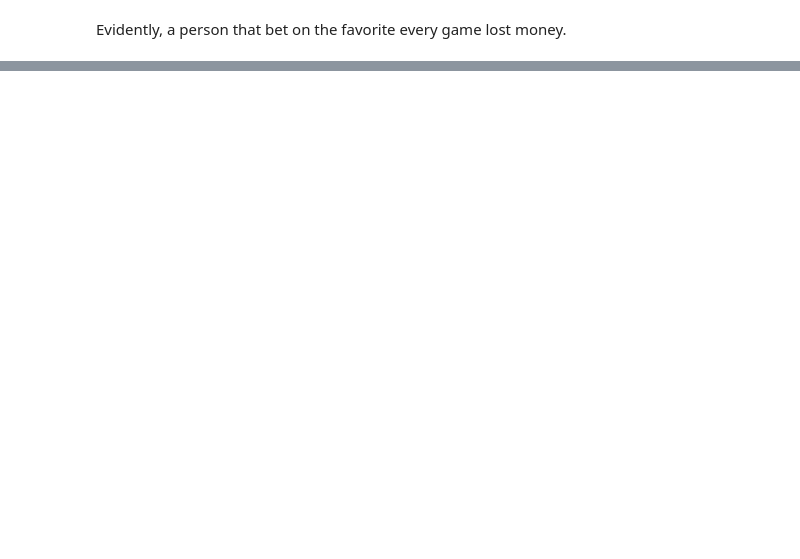
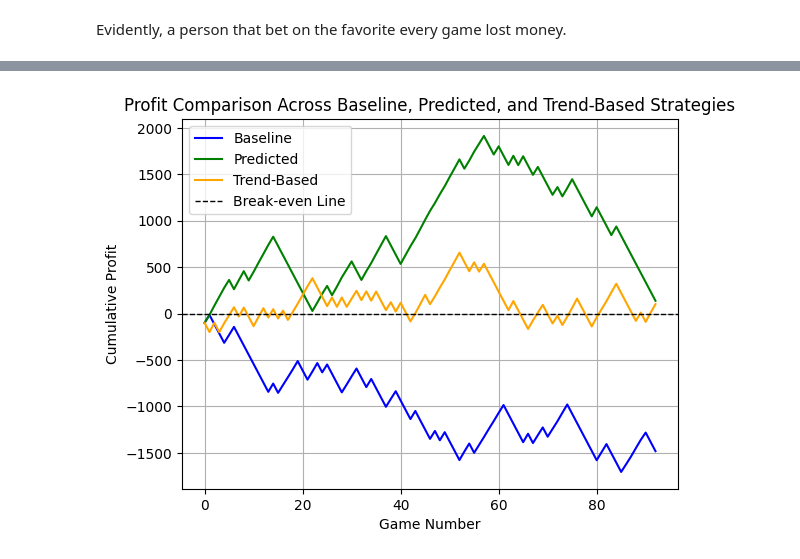
Before and after one commit to jwu04/LSTM-Project, a Jupyter notebook: LSTM.ipynb, the cells around one changed output, grey strips where cells are left out. Drawn from its saved outputs; the diff is of its cells as text; code cells hidden in the pictures; blank space fills up the shorter version.

```diff
--- a/LSTM.ipynb
+++ b/LSTM.ipynb
@@ -573,0 +659,6 @@ pd.DataFrame(data=d)
+# %%
+df_baseline, baseline_correct = calculate_profit(df_betting.copy())
+df_baseline = df_baseline.drop(columns=["Predicted"])
+
+print(f"Betting the favorite every game is only correct about {baseline_correct}% of the tinme")
+df_baseline
@@ -633,0 +688,5 @@ This ended up being a worse strategy than the baseline.
+# %%
+df_predicted, prediction_correct = calculate_profit(df_betting.copy(), method="Prediction")
+
+print(f"Betting with our LSTM model is only correct about {prediction_correct}% of the tinme")
+df_predicted
@@ -633,0 +733,5 @@ This ended up being a worse strategy than the baseline.
+# %%
+df_trend, trend_correct = calculate_profit(df_betting.copy(), method="Trend")
+
+print(f"Betting with our LSTM model is only correct about {trend_correct}% of the tinme")
+df_trend
@@ -633,0 +755,15 @@ This ended up being a worse strategy than the baseline.
+# %%
+plt.plot(df_baseline.index, df_baseline['Profit'], label='Baseline', color='blue')
+plt.plot(df_predicted.index, df_predicted['Profit'], label='Predicted', color='green')
+plt.plot(df_trend.index, df_trend['Profit'], label='Trend-Based', color='orange')
+
+plt.title("Profit Comparison Across Baseline, Predicted, and Trend-Based Strategies")
+plt.axhline(y=0, color='black', linestyle='--', linewidth=1, label='Break-even Line')
+plt.xlabel("Game Number")
+plt.ylabel("Cumulative Profit")
+plt.legend()
+plt.grid(True)
+
+plt.show()
+# %% [output]
+[figure, added]
```
Also changed, not shown: parts of 39 cells of this notebook.
